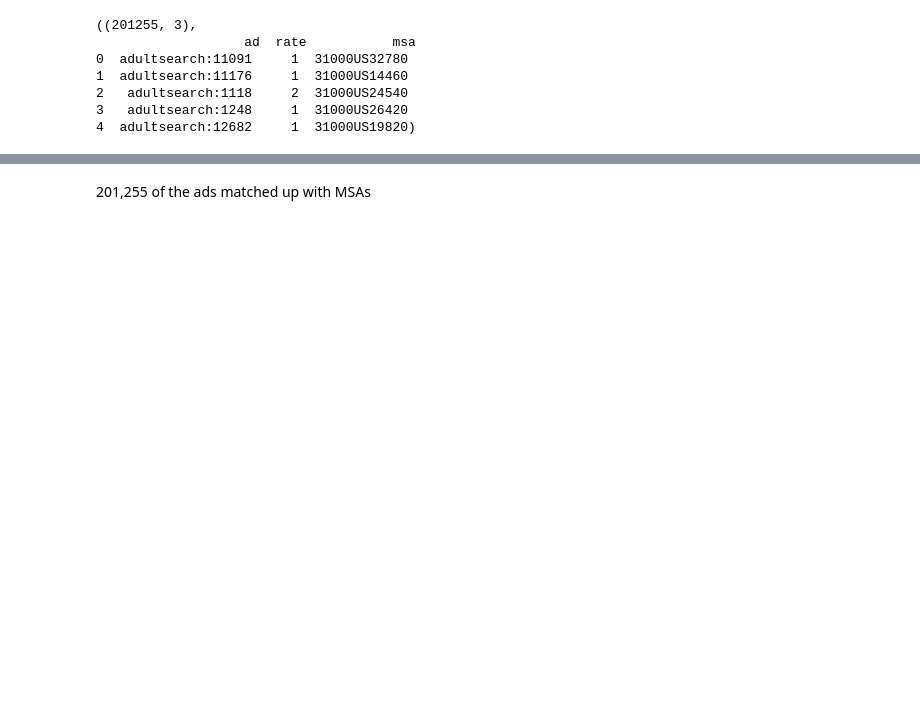
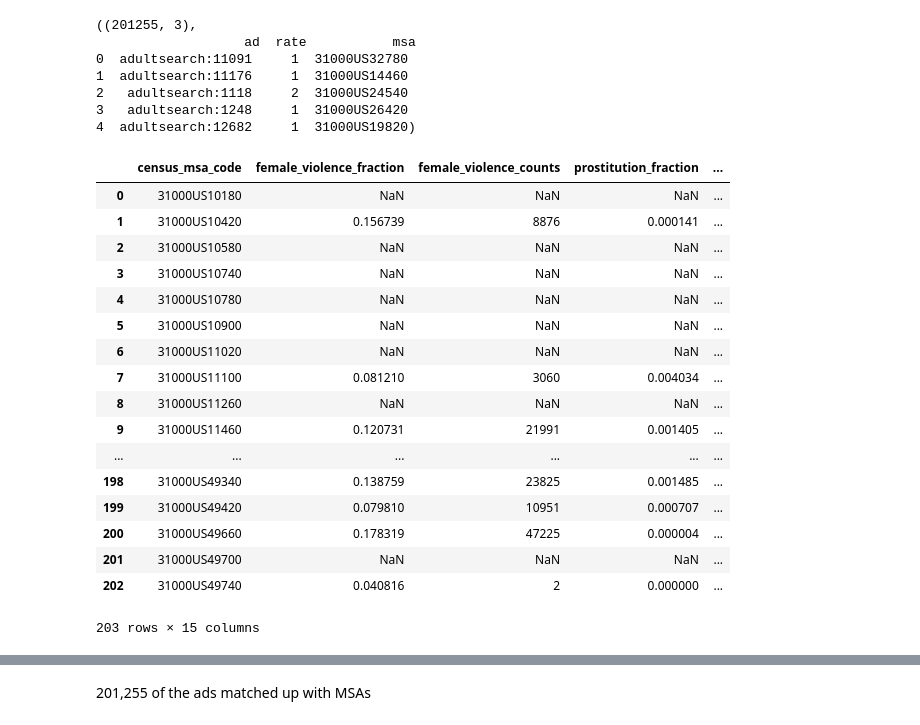
Before and after one commit to giantoak/memex-diagnostics, a Jupyter notebook: notebooks/Price per hour diagnostics.ipynb, the cells around one changed output, grey strips where cells are left out. Cells and saved outputs as stored; diff of their text form; code cells hidden in the pictures; blank space fills up the shorter version.

```diff
--- a/notebooks/Price per hour diagnostics.ipynb
+++ b/notebooks/Price per hour diagnostics.ipynb
@@ -224,0 +260,21 @@ msa_rates.shape, msa_rates.head()
+# %%
+post_rate_msa_merge.drop(['census_msa_merge', 'msa'], 1)
+# %% [output]
+|  | census_msa_code | female_violence_fraction | female_violence_counts | prostitution_fraction | ... |
+| 0 | 31000US10180 | NaN | NaN | NaN | ... |
+| 1 | 31000US10420 | 0.156739 | 8876 | 0.000141 | ... |
+| 2 | 31000US10580 | NaN | NaN | NaN | ... |
+| 3 | 31000US10740 | NaN | NaN | NaN | ... |
+| 4 | 31000US10780 | NaN | NaN | NaN | ... |
+| 5 | 31000US10900 | NaN | NaN | NaN | ... |
+| 6 | 31000US11020 | NaN | NaN | NaN | ... |
+| 7 | 31000US11100 | 0.081210 | 3060 | 0.004034 | ... |
+| 8 | 31000US11260 | NaN | NaN | NaN | ... |
+| 9 | 31000US11460 | 0.120731 | 21991 | 0.001405 | ... |
+| ... | ... | ... | ... | ... | ... |
+| 198 | 31000US49340 | 0.138759 | 23825 | 0.001485 | ... |
+| 199 | 31000US49420 | 0.079810 | 10951 | 0.000707 | ... |
+| 200 | 31000US49660 | 0.178319 | 47225 | 0.000004 | ... |
+| 201 | 31000US49700 | NaN | NaN | NaN | ... |
+| 202 | 31000US49740 | 0.040816 | 2 | 0.000000 | ... |
+203 rows × 15 columns
```
Also changed, not shown: parts of 11 cells of this notebook, 1 other file.
